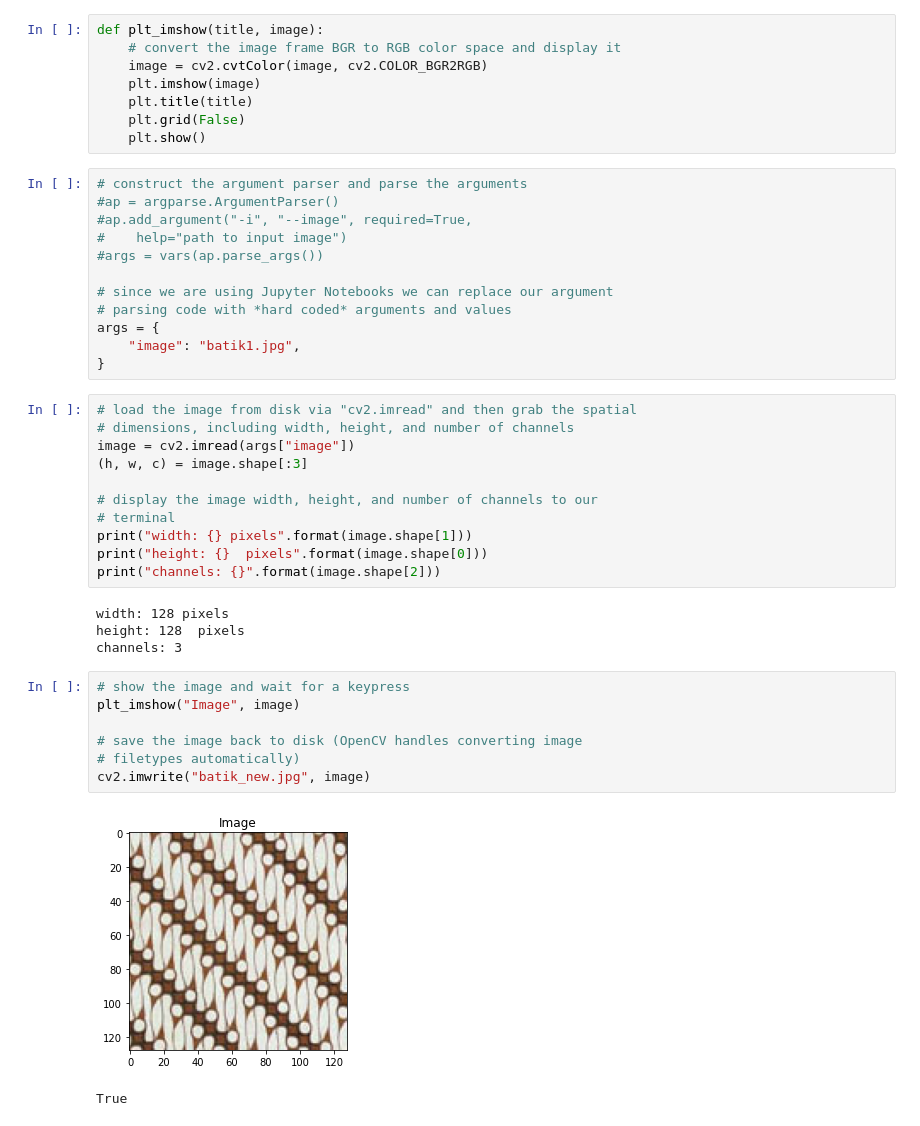
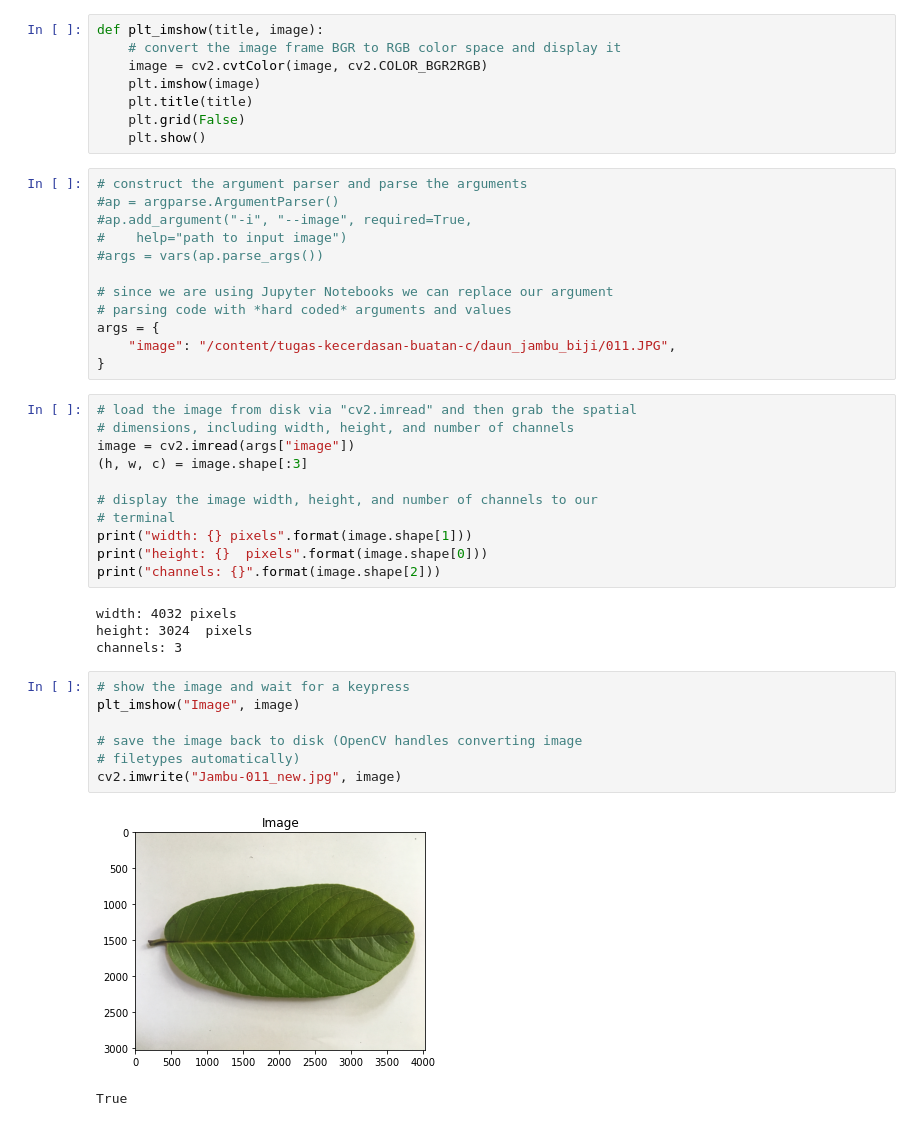
Before and after one commit to AkbarNurHabibi/tugas-kecerdasan-buatan-c, a Jupyter notebook: Image_Fundamental/read_write_image.ipynb, the cells around one changed output. Saved outputs shown, nothing was run; the diff lists cells and outputs as text.

```diff
--- a/Image_Fundamental/read_write_image.ipynb
+++ b/Image_Fundamental/read_write_image.ipynb
@@ -33,7 +34,7 @@ def plt_imshow(title, image):
 # since we are using Jupyter Notebooks we can replace our argument
 # parsing code with *hard coded* arguments and values
 args = {
-	"image": "batik1.jpg",
+	"image": "/content/tugas-kecerdasan-buatan-c/daun_jambu_biji/011.JPG",
 }
 # %%
 # load the image from disk via "cv2.imread" and then grab the spatial
@@ -47,16 +48,16 @@ print("width: {} pixels".format(image.shape[1]))
 print("height: {}  pixels".format(image.shape[0]))
 print("channels: {}".format(image.shape[2]))
 # %% [output]
-width: 128 pixels
-height: 128  pixels
+width: 4032 pixels
+height: 3024  pixels
 channels: 3
 # %%
 # show the image and wait for a keypress
 plt_imshow("Image", image)
 
 # save the image back to disk (OpenCV handles converting image
 # filetypes automatically)
-cv2.imwrite("batik_new.jpg", image)
+cv2.imwrite("Jambu-011_new.jpg", image)
 # %% [output]
-[figure, old version]
+[figure, new version]
 True
```
Also changed, not shown: parts of 2 cells of this notebook.
